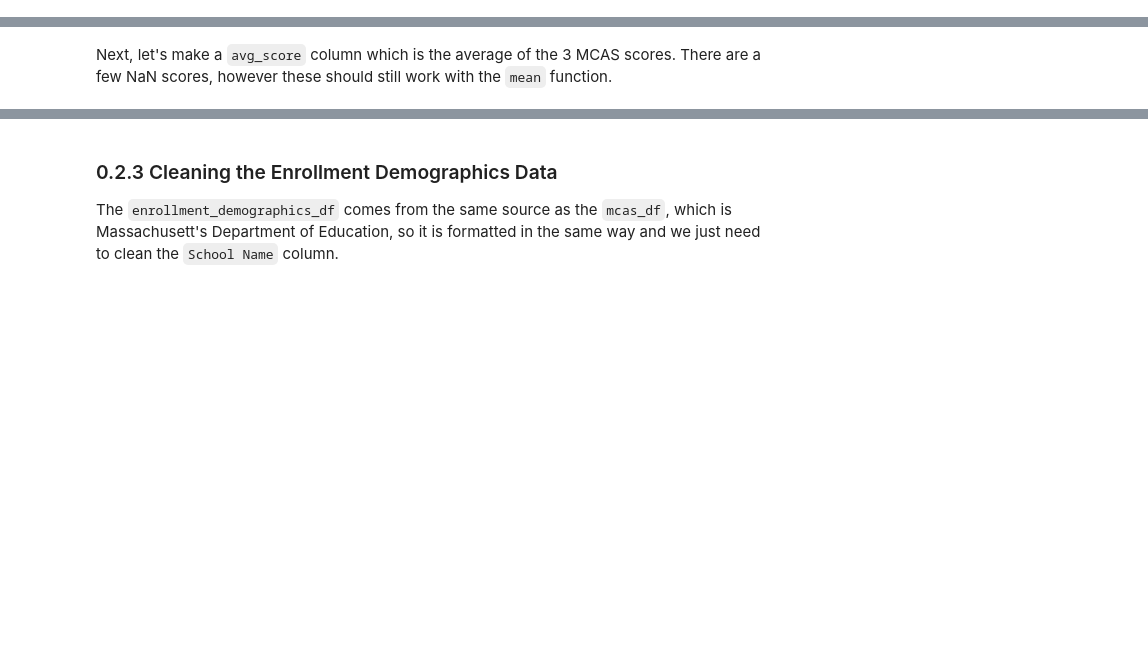
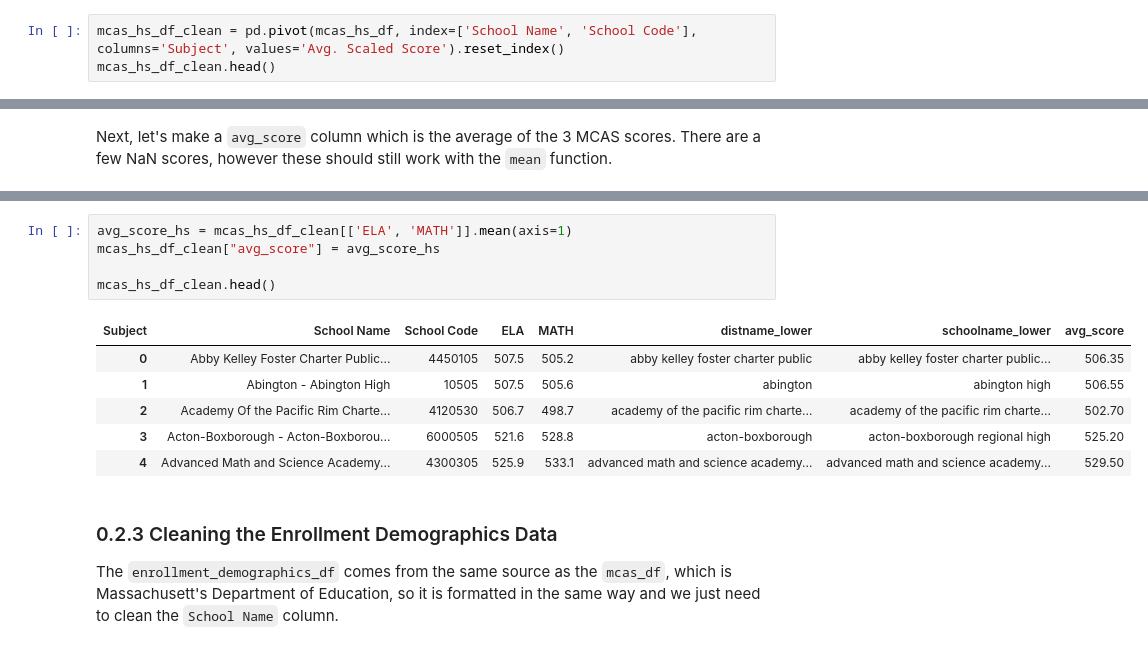
Before and after one commit to alexcraig043/qss-20-final-project, a Jupyter notebook: src/code/main.ipynb, the cells around one changed output, grey strips where cells are left out. Saved outputs shown, nothing was run; the diff lists cells and outputs as text; blank space fills up the shorter version.

```diff
--- a/src/code/main.ipynb
+++ b/src/code/main.ipynb
@@ -185,3 +193,6 @@ mcas_df_clean.head()
 | 2 | Abington - Woodsdale Elementary S... | 10015 | 508.5 | 505.1 | NaN |
 | 3 | Academy Of the Pacific Rim Charte... | 4120530 | 496.5 | 491.4 | 491.6 |
 | 4 | Acton-Boxborough - Blanchard Memo... | 6000005 | 514.7 | 513.8 | 521.2 |
+# %%
+mcas_hs_df_clean = pd.pivot(mcas_hs_df, index=['School Name', 'School Code'], columns='Subject', values='Avg. Scaled Score').reset_index()
+mcas_hs_df_clean.head()
@@ -222,6 +253,18 @@ mcas_df_clean.head()
 | 2 | Abington - Woodsdale Elementary S... | 10015 | 508.5 | 505.1 | NaN | abington | woodsdale elementary school | 506.800000 |
 | 3 | Academy Of the Pacific Rim Charte... | 4120530 | 496.5 | 491.4 | 491.6 | academy of the pacific rim charte... | academy of the pacific rim charte... | 493.166667 |
 | 4 | Acton-Boxborough - Blanchard Memo... | 6000005 | 514.7 | 513.8 | 521.2 | acton-boxborough | blanchard memorial school | 516.566667 |
+# %%
+avg_score_hs = mcas_hs_df_clean[['ELA', 'MATH']].mean(axis=1)
+mcas_hs_df_clean["avg_score"] = avg_score_hs
+
+mcas_hs_df_clean.head()
+# %% [output]
+| Subject | School Name | School Code | ELA | MATH | distname_lower | schoolname_lower | avg_score |
+| 0 | Abby Kelley Foster Charter Public... | 4450105 | 507.5 | 505.2 | abby kelley foster charter public | abby kelley foster charter public... | 506.35 |
+| 1 | Abington - Abington High | 10505 | 507.5 | 505.6 | abington | abington high | 506.55 |
+| 2 | Academy Of the Pacific Rim Charte... | 4120530 | 506.7 | 498.7 | academy of the pacific rim charte... | academy of the pacific rim charte... | 502.70 |
+| 3 | Acton-Boxborough - Acton-Boxborou... | 6000505 | 521.6 | 528.8 | acton-boxborough | acton-boxborough regional high | 525.20 |
+| 4 | Advanced Math and Science Academy... | 4300305 | 525.9 | 533.1 | advanced math and science academy... | advanced math and science academy... | 529.50 |
 # %% [markdown]
 ### 0.2.3 Cleaning the Enrollment Demographics Data
 The `enrollment_demographics_df` comes from the same source as the `mcas_df`, which is Massachusett's Department of Education, so it is formatted in the same way and we just need to clean the `School Name` column.
```
Also changed, not shown: parts of 12 cells of this notebook.
